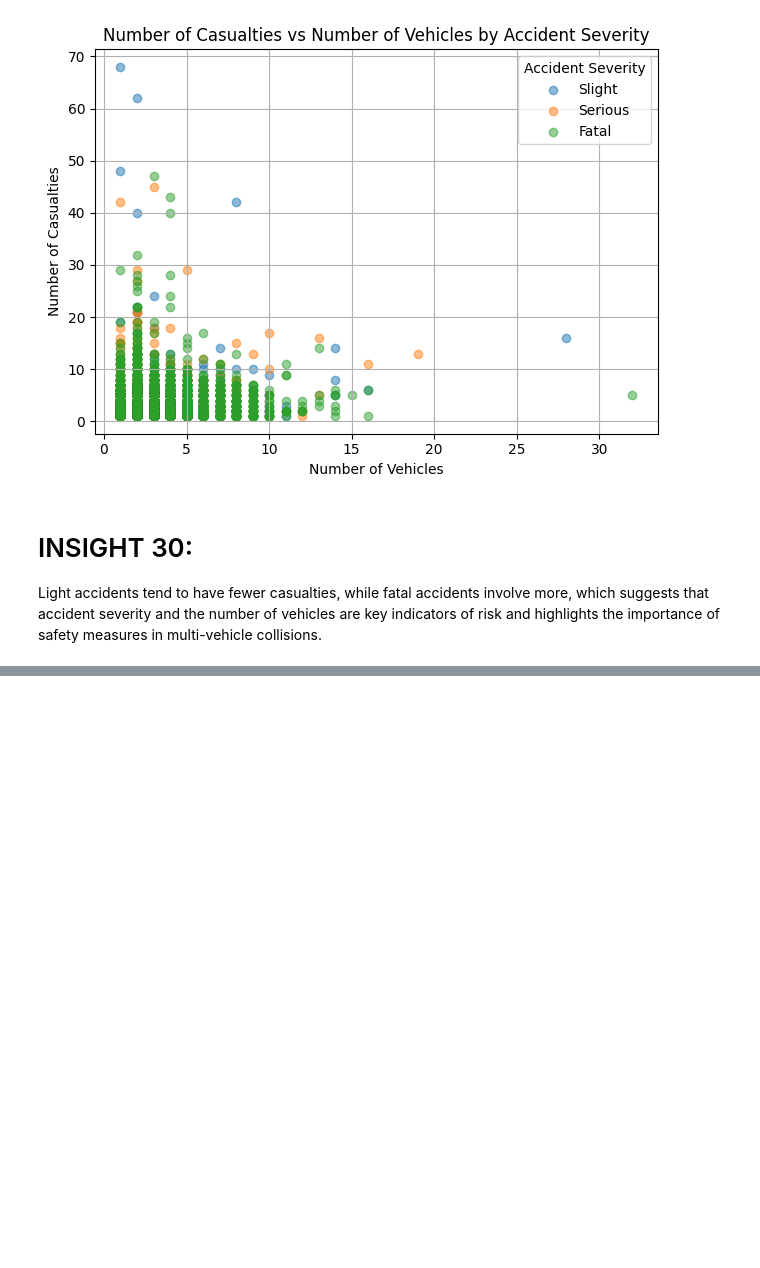
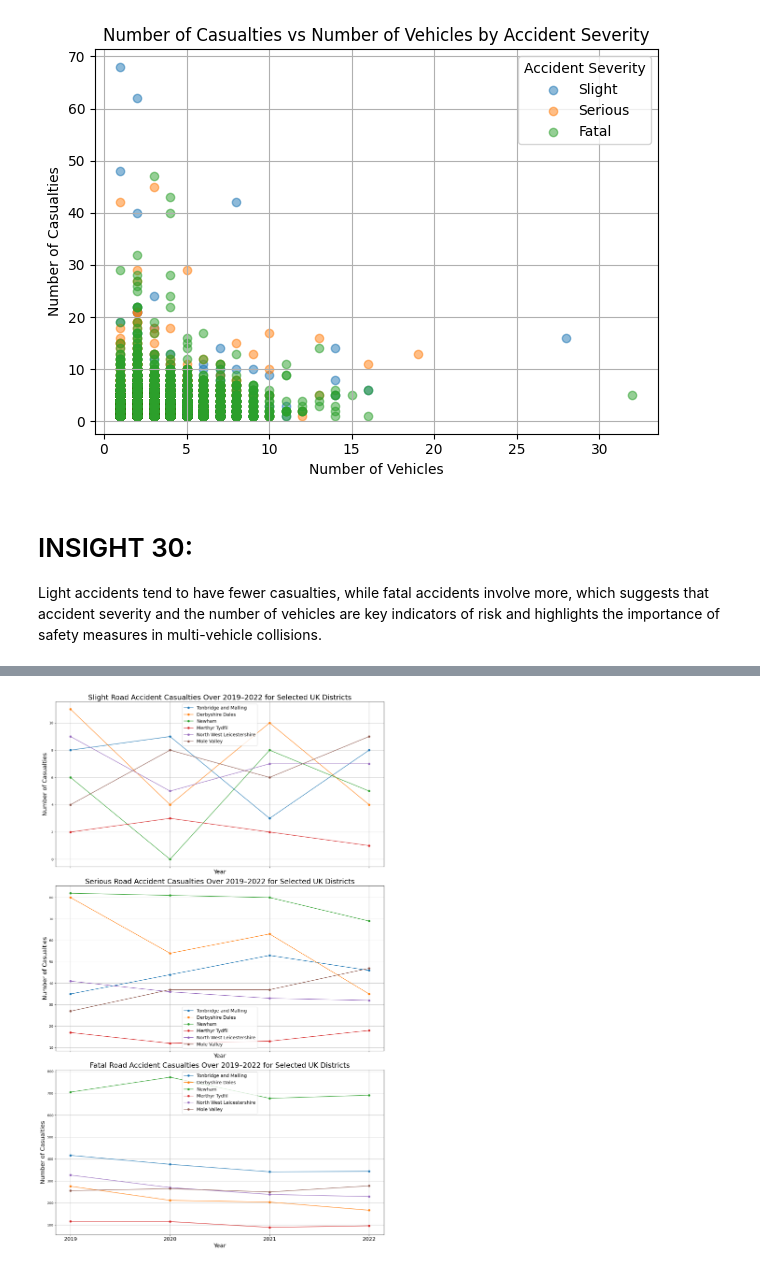
Before and after one commit to raiahyxs/Data-Analytics, a Jupyter notebook: ITELEC03/activity 2.ipynb, the cells around one changed output, grey strips where cells are left out. Cells and saved outputs as stored; diff of their text form; code cells hidden in the pictures; blank space fills up the shorter version.

```diff
--- a/ITELEC03/activity 2.ipynb
+++ b/ITELEC03/activity 2.ipynb
@@ -765,0 +823,54 @@ plt.show()
+# %%
+severities = {1: "Slight", 2: "Serious", 3: "Fatal"}
+
+fixed_districts = [
+    "Tonbridge and Malling",
+    "Derbyshire Dales",
+    "Newham",
+    "Merthyr Tydfil",
+    "North West Leicestershire",
+    "Mole Valley"
+]
+
+filtered = uk_accidents[
+    (uk_accidents["District Area"].isin(fixed_districts)) &
+    (uk_accidents["Year"].isin([2019, 2020, 2021, 2022]))
+]
+
+filtered["Year"] = filtered["Year"].astype(int)
+
+casualty_summary = (
+    filtered.groupby(["Year", "District Area", "Accident_Severity"])
+    .size()
+    .unstack(fill_value=0)
+    .reindex(columns=severities.keys(), fill_value=0)
+    .rename(columns=severities)
+)
+
+fig, axes = plt.subplots(3, 1, figsize=(15, 24), sharex=True)
+
+years = [2019, 2020, 2021, 2022]
+
+for i, severity in enumerate(severities.values()):
+    ax = axes[i]
+    for district in fixed_districts:
+        district_data = casualty_summary.xs(district, level="District Area")
+        ax.plot(
+            district_data.index,
+            district_data[severity],
+            marker='o',
+            label=district
+        )
+    ax.set_title(f"{severity} Road Accident Casualties Over 2019–2022 for Selected UK Districts", fontsize=22)
+    ax.set_ylabel("Number of Casualties", fontsize=18)
+    ax.set_xlabel("Year", fontsize=18)
+    ax.set_xticks(years)
+    ax.set_xticklabels(years, fontsize=16)
+    ax.legend(fontsize=14)
+    ax.grid(True)
+
+plt.subplots_adjust(hspace=0.4)
+plt.tight_layout()
+plt.show()
+# %% [output]
+[figure, added]
```
Also changed, not shown: parts of 4 cells of this notebook.
